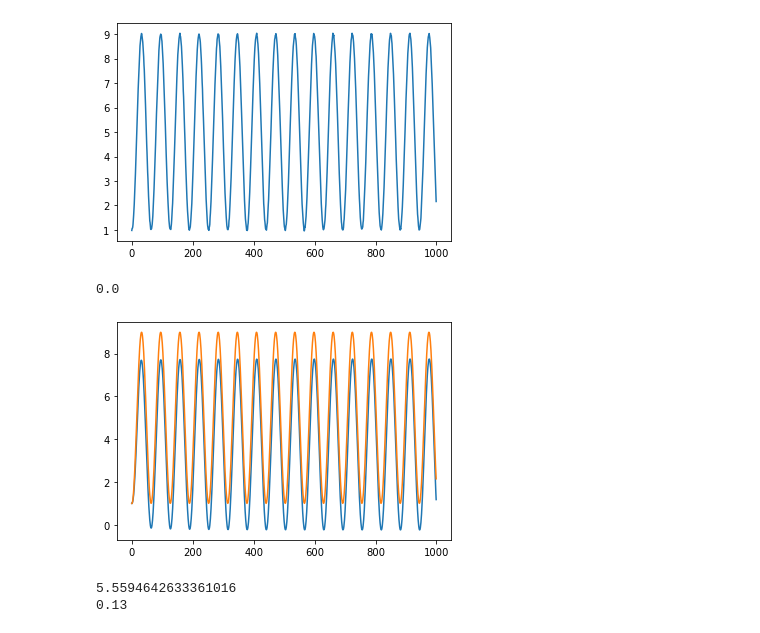
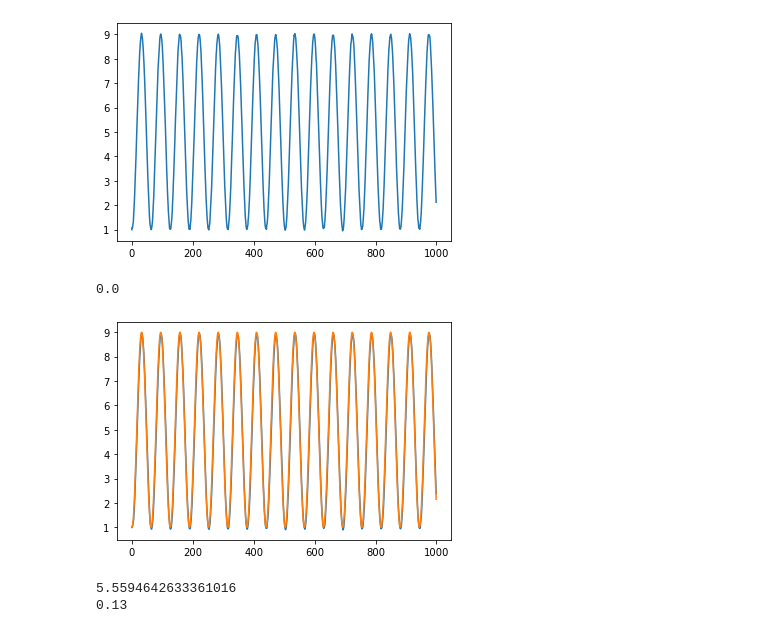
Before and after one commit to ks976/IIB_project, a Jupyter notebook: mcmc.ipynb, the cells around one changed output. Saved outputs shown, nothing was run; the diff lists cells and outputs as text; code cells hidden in the pictures.

```diff
--- a/mcmc.ipynb
+++ b/mcmc.ipynb
@@ -102,14 +160,14 @@ def Kalman_filter(A, B, H, x, f, y, sigma_0, sigma_r, sigma_q, T):
 # %%
 x = np.zeros((3,1))
 x[0,0] = 1
 # f = force(1, T)
-x, energy = Kalman_filter(A, B, H, x, f, y, 1, 1, 0, T)
+x, energy = Kalman_filter(A, B, H, x, f, y, 1, 1, 1, T)
 plt.plot(x[0,:])
 plt.plot(a)
 print(np.exp(-energy))
 # %% [output]
 0.0
-[figure, old version]
+[figure, new version]
 # %%
 def Metropolis_Hastings(A, B, H, x, force_func, y, sigma_0, sigma_r, sigma_q, prior_mean, prior_var, beta, T, N, method):
   x_init = x
```
Also changed, not shown: parts of 1 cell of this notebook, 1 other file.
